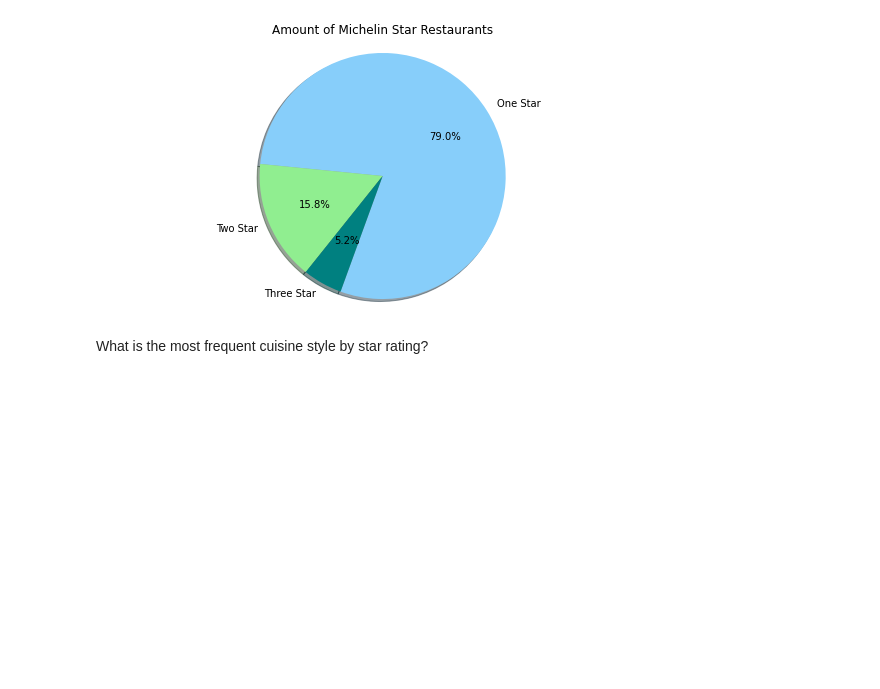
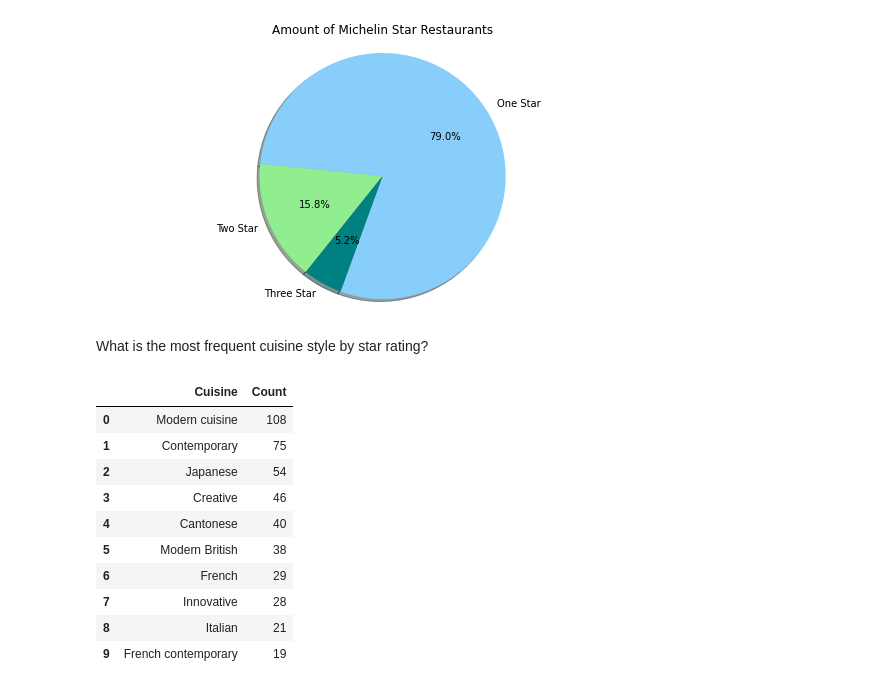
Before and after one commit to EI-github/smu_project1_michelinrestaurants, a Jupyter notebook: Megan_Work/Data_Analysis_Adams.ipynb, the cells around one changed output. Cells and saved outputs as stored; diff of their text form; code cells hidden in the pictures; blank space fills up the shorter version.

```diff
--- a/Megan_Work/Data_Analysis_Adams.ipynb
+++ b/Megan_Work/Data_Analysis_Adams.ipynb
@@ -138,3 +138,17 @@ plt.show()
 [figure]
 # %% [markdown]
 What is the most frequent cuisine style by star rating?
+# %%
+top_cuisine
+# %% [output]
+|  | Cuisine | Count |
+| 0 | Modern cuisine | 108 |
+| 1 | Contemporary | 75 |
+| 2 | Japanese | 54 |
+| 3 | Creative | 46 |
+| 4 | Cantonese | 40 |
+| 5 | Modern British | 38 |
+| 6 | French | 29 |
+| 7 | Innovative | 28 |
+| 8 | Italian | 21 |
+| 9 | French contemporary | 19 |
```
Also changed, not shown: parts of 5 cells of this notebook.
